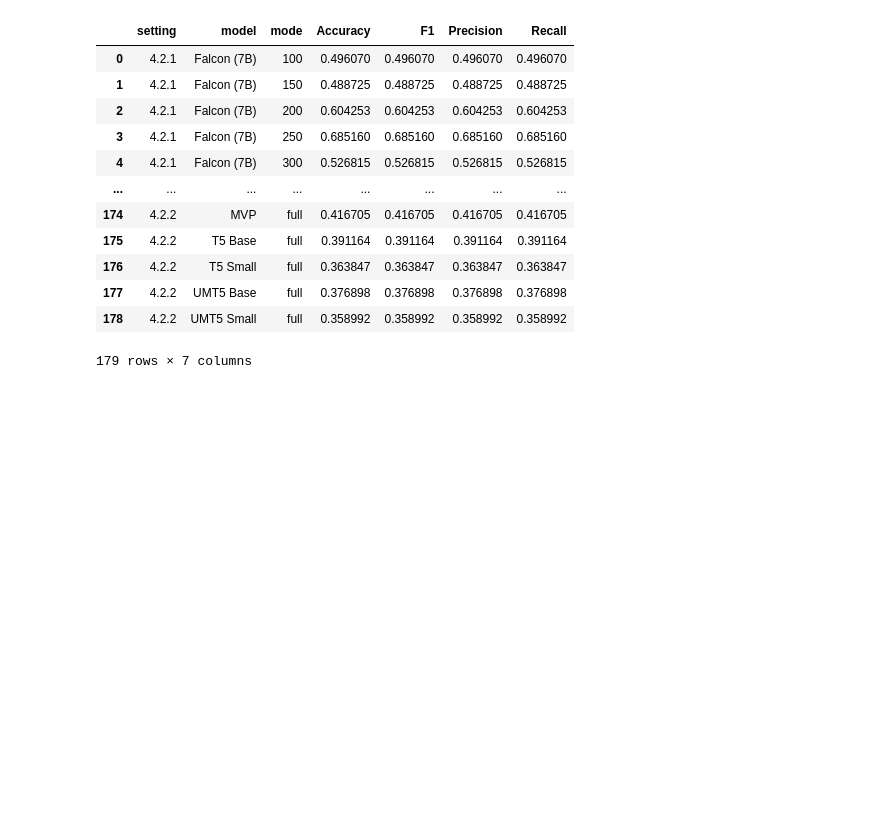
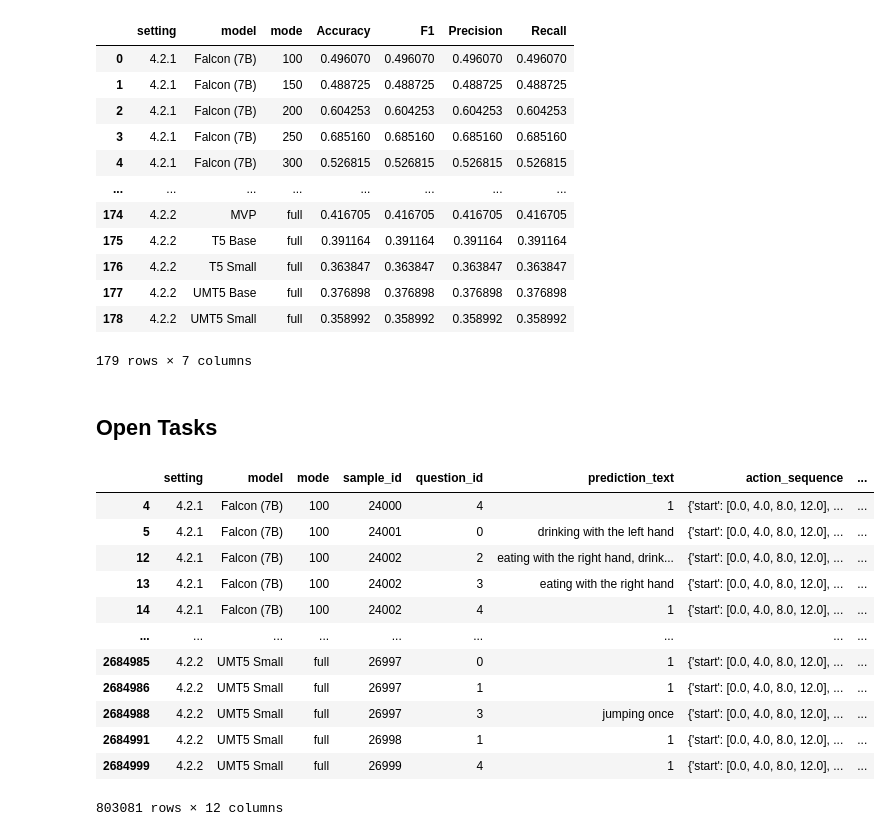
Before and after one commit to felixdivo/quants-eval, a Jupyter notebook: eval-all/Compute-Metrics.ipynb, the cells around one changed output. Saved outputs shown, nothing was run; the diff lists cells and outputs as text; code cells hidden in the pictures; blank space fills up the shorter version.

```diff
--- a/eval-all/Compute-Metrics.ipynb
+++ b/eval-all/Compute-Metrics.ipynb
@@ -159,3 +172,32 @@ all_results_multi
 | 177 | 4.2.2 | UMT5 Base | full | 0.376898 | 0.376898 | 0.376898 | 0.376898 |
 | 178 | 4.2.2 | UMT5 Small | full | 0.358992 | 0.358992 | 0.358992 | 0.358992 |
 179 rows × 7 columns
+# %% [markdown]
+## Open Tasks
+# %%
+open = results[results["answer_type"] == "open"].copy()
+open.drop(
+    columns=[
+        "prediction_parsed_binary",
+        "options",
+        "answer",
+        "options_sequence",
+        "prediction_parsed_multi",
+    ],
+    inplace=True,
+)
+open
+# %% [output]
+|  | setting | model | mode | sample_id | question_id | prediction_text | action_sequence | ... |
+| 4 | 4.2.1 | Falcon (7B) | 100 | 24000 | 4 | 1 | {'start': [0.0, 4.0, 8.0, 12.0], ... | ... |
+| 5 | 4.2.1 | Falcon (7B) | 100 | 24001 | 0 | drinking with the left hand | {'start': [0.0, 4.0, 8.0, 12.0], ... | ... |
+| 12 | 4.2.1 | Falcon (7B) | 100 | 24002 | 2 | eating with the right hand, drink... | {'start': [0.0, 4.0, 8.0, 12.0], ... | ... |
+| 13 | 4.2.1 | Falcon (7B) | 100 | 24002 | 3 | eating with the right hand | {'start': [0.0, 4.0, 8.0, 12.0], ... | ... |
+| 14 | 4.2.1 | Falcon (7B) | 100 | 24002 | 4 | 1 | {'start': [0.0, 4.0, 8.0, 12.0], ... | ... |
+| ... | ... | ... | ... | ... | ... | ... | ... | ... |
+| 2684985 | 4.2.2 | UMT5 Small | full | 26997 | 0 | 1 | {'start': [0.0, 4.0, 8.0, 12.0], ... | ... |
+| 2684986 | 4.2.2 | UMT5 Small | full | 26997 | 1 | 1 | {'start': [0.0, 4.0, 8.0, 12.0], ... | ... |
+| 2684988 | 4.2.2 | UMT5 Small | full | 26997 | 3 | jumping once | {'start': [0.0, 4.0, 8.0, 12.0], ... | ... |
+| 2684991 | 4.2.2 | UMT5 Small | full | 26998 | 1 | 1 | {'start': [0.0, 4.0, 8.0, 12.0], ... | ... |
+| 2684999 | 4.2.2 | UMT5 Small | full | 26999 | 4 | 1 | {'start': [0.0, 4.0, 8.0, 12.0], ... | ... |
+803081 rows × 12 columns
```
Also changed, not shown: parts of 5 cells of this notebook, 5 other files.
